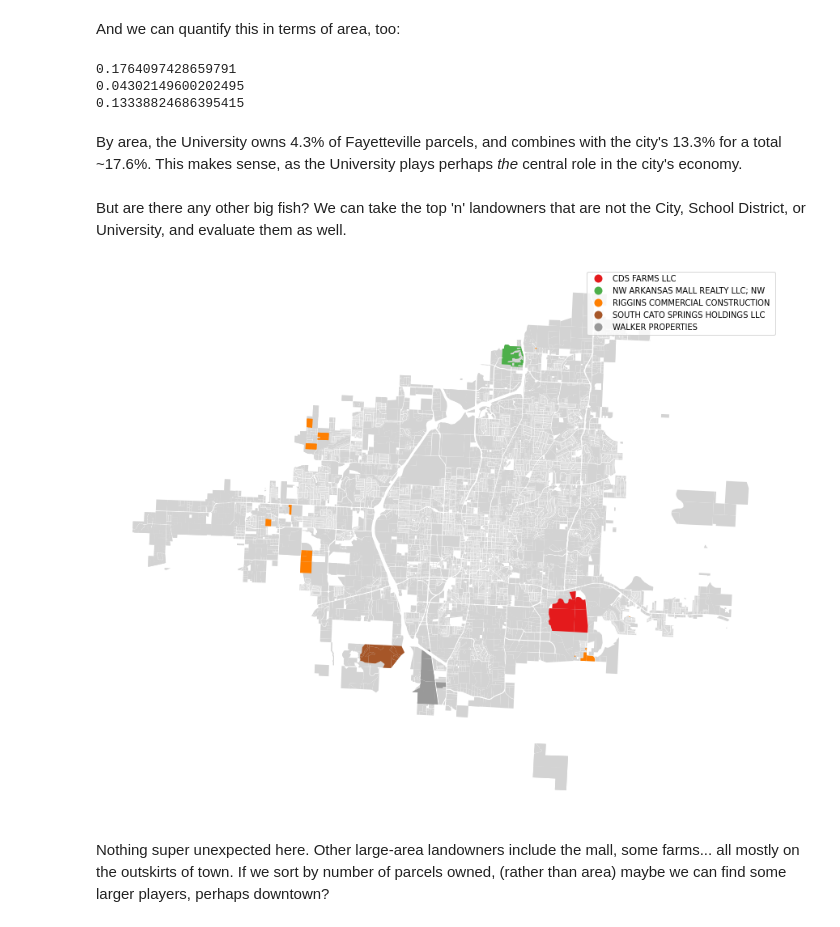
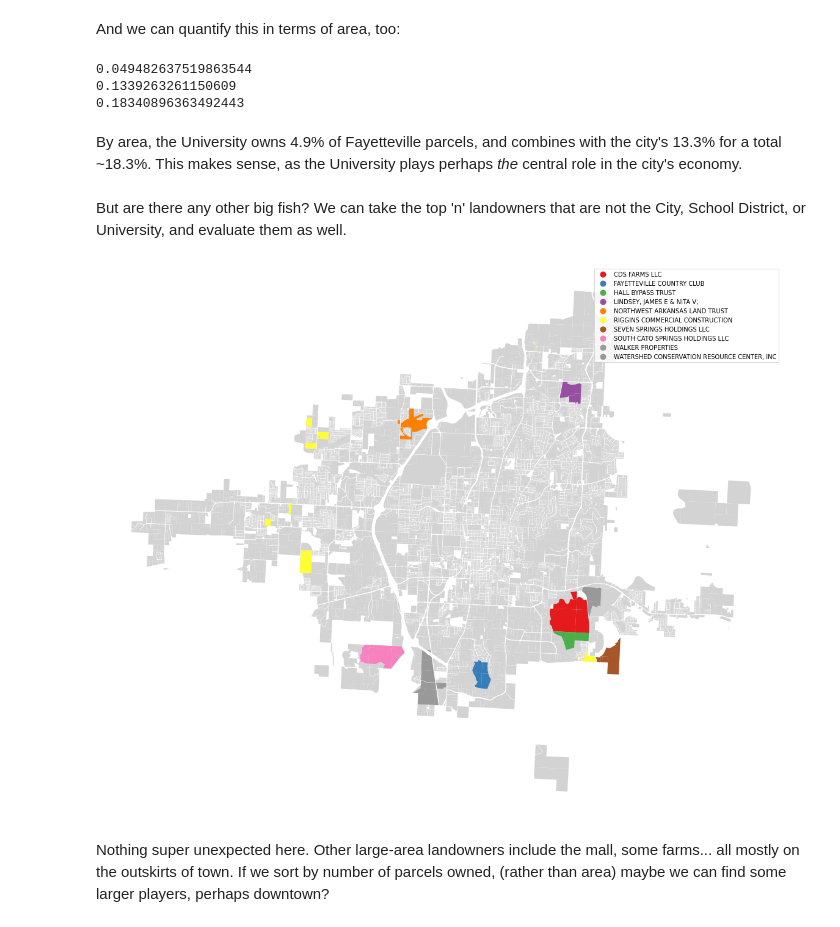
Before and after one commit to jacksonward/wowFayetteville, a Jupyter notebook: wow.ipynb, the cells around one changed output. Drawn from its saved outputs; the diff is of its cells as text; code cells hidden in the pictures.

```diff
--- a/wow.ipynb
+++ b/wow.ipynb
@@ -158,32 +165,32 @@ uofaArea = grouped[grouped.index == 'UNIVERSITY OF ARKANSAS']['Shape_Area'] / gr
 # Percentage of land owned by the city
 cityArea = grouped[grouped.index == 'CITY OF FAYETTEVILLE']['Shape_Area'] / grouped['Shape_Area'].sum()
 
-print(uofaArea[0] + cityArea[0])
 print(uofaArea[0])
 print(cityArea[0])
+print(uofaArea[0] + cityArea[0])
 # %% [output]
-0.1764097428659791
-0.04302149600202495
-0.13338824686395415
+0.049482637519863544
+0.1339263261150609
+0.18340896363492443
 # %% [markdown]
-By area, the University owns 4.3% of Fayetteville parcels, and combines with the city's 13.3% for a total ~17.6%.
+By area, the University owns 4.9% of Fayetteville parcels, and combines with the city's 13.3% for a total ~18.3%.
 This makes sense, as the University plays perhaps <i>the</i> central role in the city's economy.
 # %% [markdown]
 But are there any other big fish?
 We can take the top 'n' landowners that are not the City, School District, or University, and evaluate them as well.
 # %%
-n = 5
+n = 10
 topn = grouped[grouped.index.isin(['UNIVERSITY OF ARKANSAS', 'CITY OF FAYETTEVILLE', 'FAYETTEVILLE SCHOOL DISTRICT # 1']) == False]
 topn = topn.sort_values('Shape_Area', ascending = False).head(n)
 names = []
 for index, row in topn.iterrows():
     names.append(index)
 
 poi = fay[(fay['Owner'].isin(names))]
-fbp = fay.plot(figsize=(15, 15), color="lightgray")
+fbp = fay.plot(figsize=(20, 20), color="lightgray")
 poi.plot(ax=fbp, column='Owner', cmap='Set1', categorical=True, legend=True).set_axis_off()
 # %% [output]
-[figure, old version]
+[figure, new version]
 # %% [markdown]
 Nothing super unexpected here. Other large-area landowners include the mall, some farms... all mostly on the outskirts of town.
 If we sort by number of parcels owned, (rather than area) maybe we can find some larger players, perhaps downtown?
```
Also changed, not shown: parts of 20 cells of this notebook, 2 other files.
